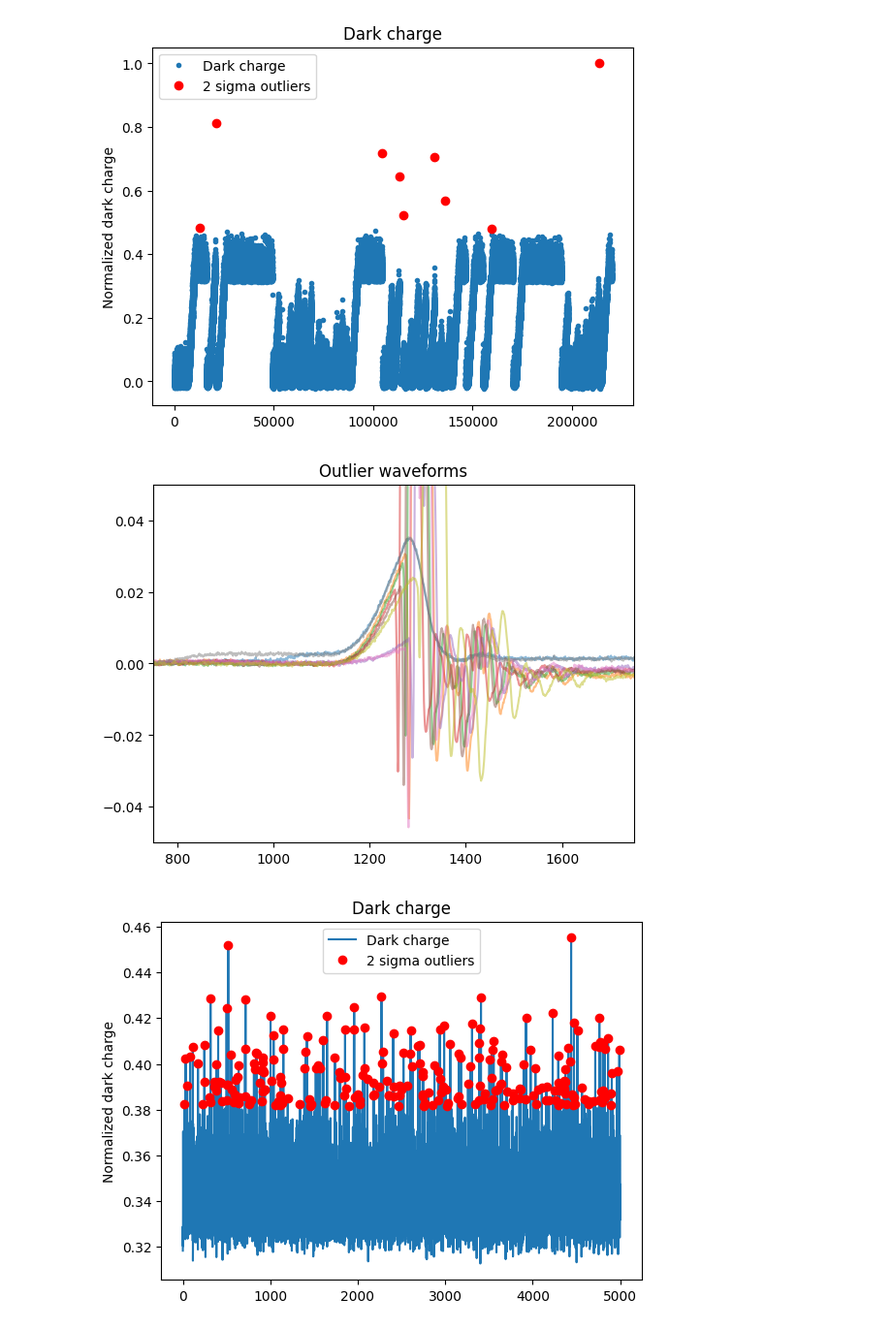
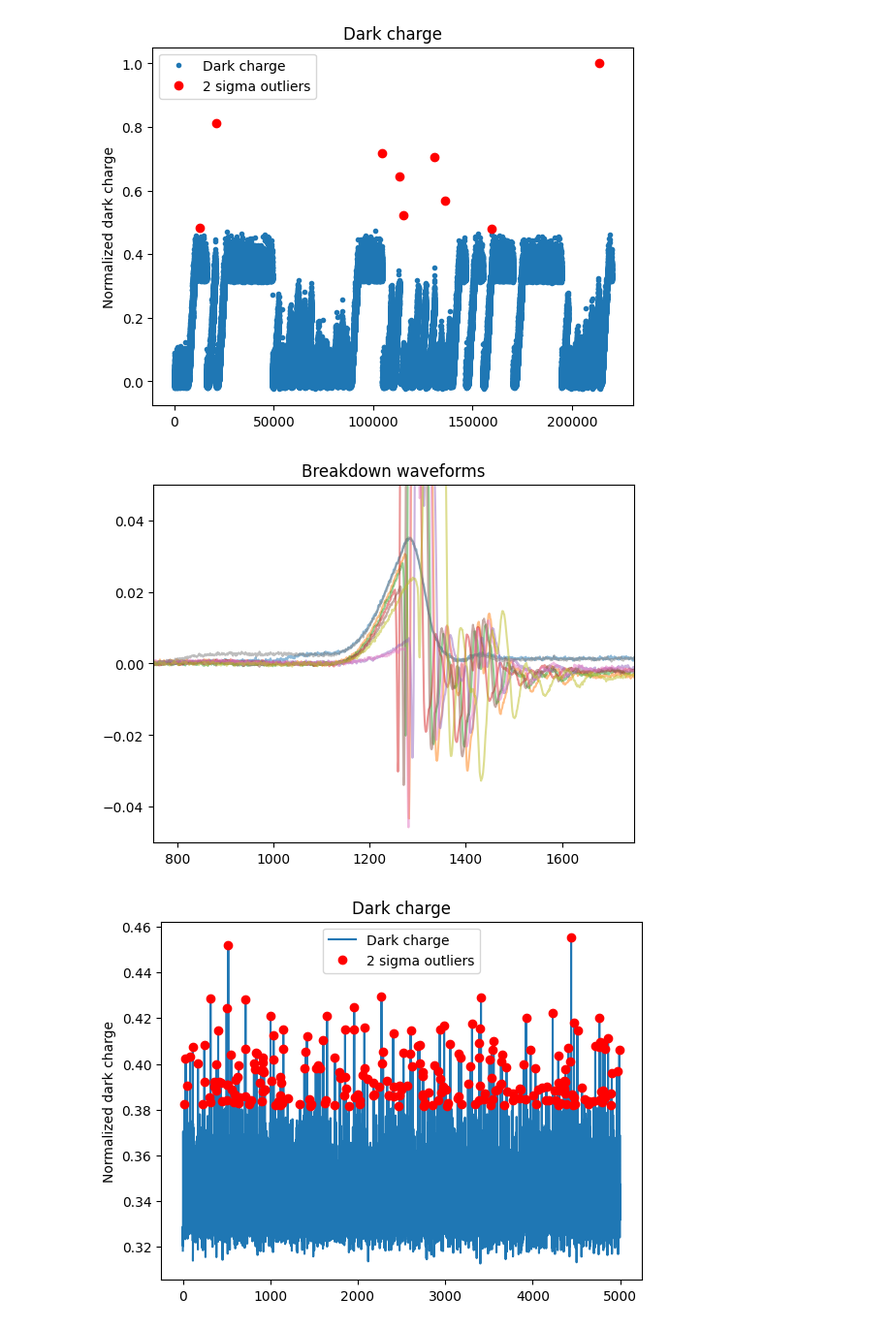
Before and after one commit to stormmathisen/dark_current_data_analysis, a Jupyter notebook: breakdown_wave_analysis.ipynb, the cells around one changed output. Shown: that part at 97% size. Cells and saved outputs as stored; diff of their text form; code cells hidden in the pictures.

```diff
--- a/breakdown_wave_analysis.ipynb
+++ b/breakdown_wave_analysis.ipynb
@@ -71,14 +71,14 @@ Number of outliers:  9
 # %%
 #Plot outliers
 outlier_waveforms = waveforms[outliers]
 plt.figure()
 plt.plot(outlier_waveforms.T, alpha=0.5)
-plt.title('Outlier waveforms')
+plt.title('Breakdown waveforms')
 plt.xlim((750,1750))
 plt.ylim((-0.05, 0.05))
 plt.savefig(figure_prefix + 'outlier_waveforms.png')
 # %% [output]
-[figure, old version]
+[figure, new version]
 # %%
 ## Oscillations
 waveforms_osc = waveforms[40000:45000]
```
Also changed, not shown: parts of 3 cells of this notebook, 4 other files.
